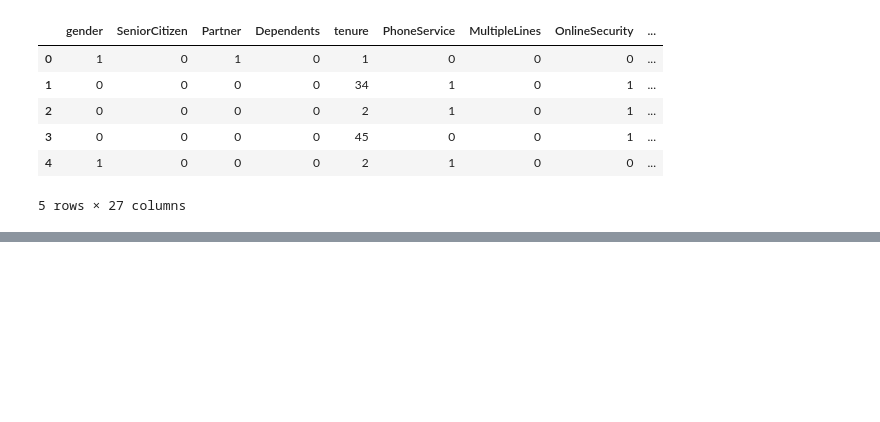
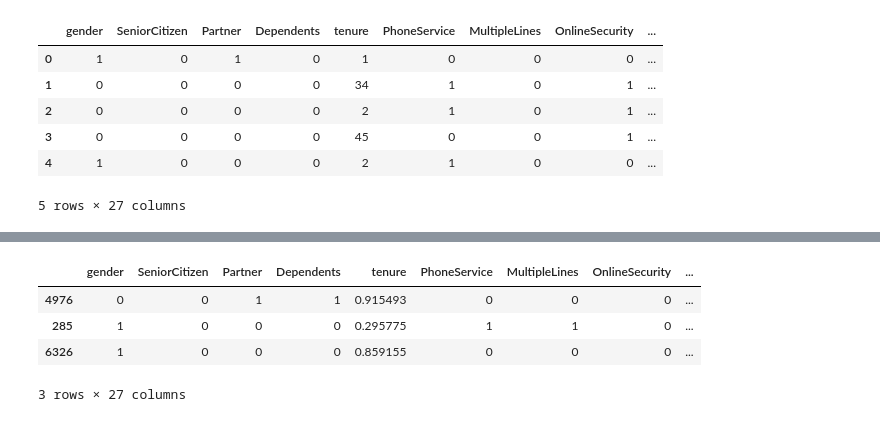
Before and after one commit to sanjanamaini/ML-Project, a Jupyter notebook: proj.ipynb, the cells around one changed output, grey strips where cells are left out. Saved outputs shown, nothing was run; the diff lists cells and outputs as text; code cells hidden in the pictures; blank space fills up the shorter version.

```diff
--- a/proj.ipynb
+++ b/proj.ipynb
@@ -236,0 +265,8 @@ df.head()
+# %%
+df.sample(3)
+# %% [output]
+|  | gender | SeniorCitizen | Partner | Dependents | tenure | PhoneService | MultipleLines | OnlineSecurity | ... |
+| 4976 | 0 | 0 | 1 | 1 | 0.915493 | 0 | 0 | 0 | ... |
+| 285 | 1 | 0 | 0 | 0 | 0.295775 | 1 | 1 | 0 | ... |
+| 6326 | 1 | 0 | 0 | 0 | 0.859155 | 0 | 0 | 0 | ... |
+3 rows × 27 columns
```
Also changed, not shown: parts of 10 cells of this notebook.
